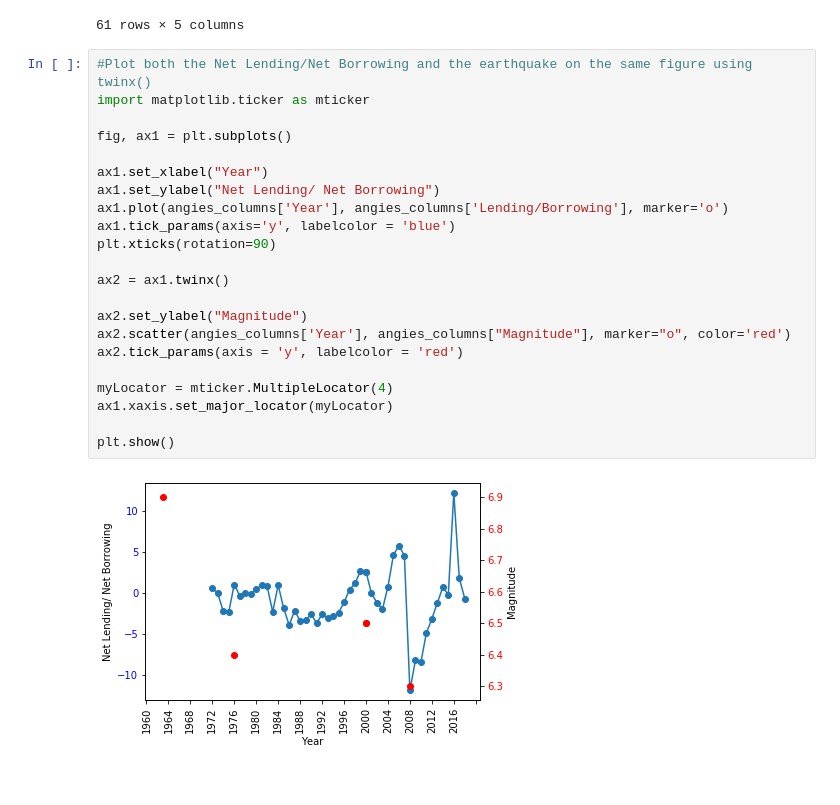
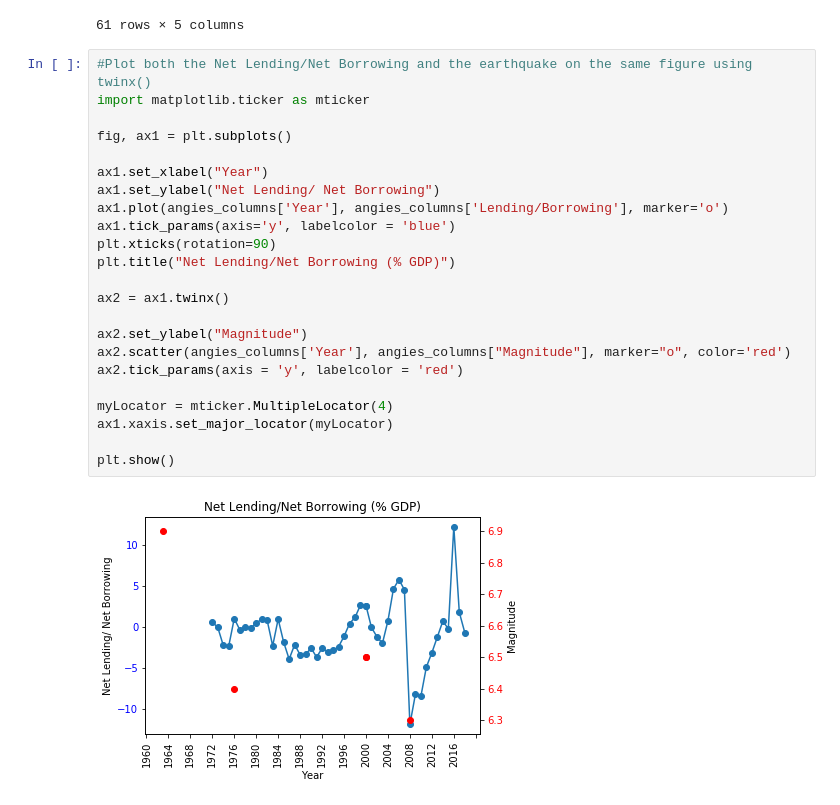
Before and after one commit to kennknisley/project-one-back, a Jupyter notebook: Project_Day2_Plots_Angie.ipynb, the cells around one changed output. Cells and saved outputs as stored; diff of their text form.

```diff
--- a/Project_Day2_Plots_Angie.ipynb
+++ b/Project_Day2_Plots_Angie.ipynb
@@ -158,27 +158,28 @@ angies_columns
 # %%
 #Plot both the Net Lending/Net Borrowing and the earthquake on the same figure using twinx()
 import matplotlib.ticker as mticker
 
 fig, ax1 = plt.subplots()
 
 ax1.set_xlabel("Year")
 ax1.set_ylabel("Net Lending/ Net Borrowing")
 ax1.plot(angies_columns['Year'], angies_columns['Lending/Borrowing'], marker='o')
 ax1.tick_params(axis='y', labelcolor = 'blue')
 plt.xticks(rotation=90)
+plt.title("Net Lending/Net Borrowing (% GDP)")
 
 ax2 = ax1.twinx()
 
 ax2.set_ylabel("Magnitude")
 ax2.scatter(angies_columns['Year'], angies_columns["Magnitude"], marker="o", color='red')
 ax2.tick_params(axis = 'y', labelcolor = 'red')
 
 myLocator = mticker.MultipleLocator(4)
 ax1.xaxis.set_major_locator(myLocator)
 
 plt.show()
 # %% [output]
-[figure, old version]
+[figure, new version]
 # %%
 fig, ax1 = plt.subplots()
 
```
Also changed, not shown: parts of 2 cells of this notebook, 7 other files.
